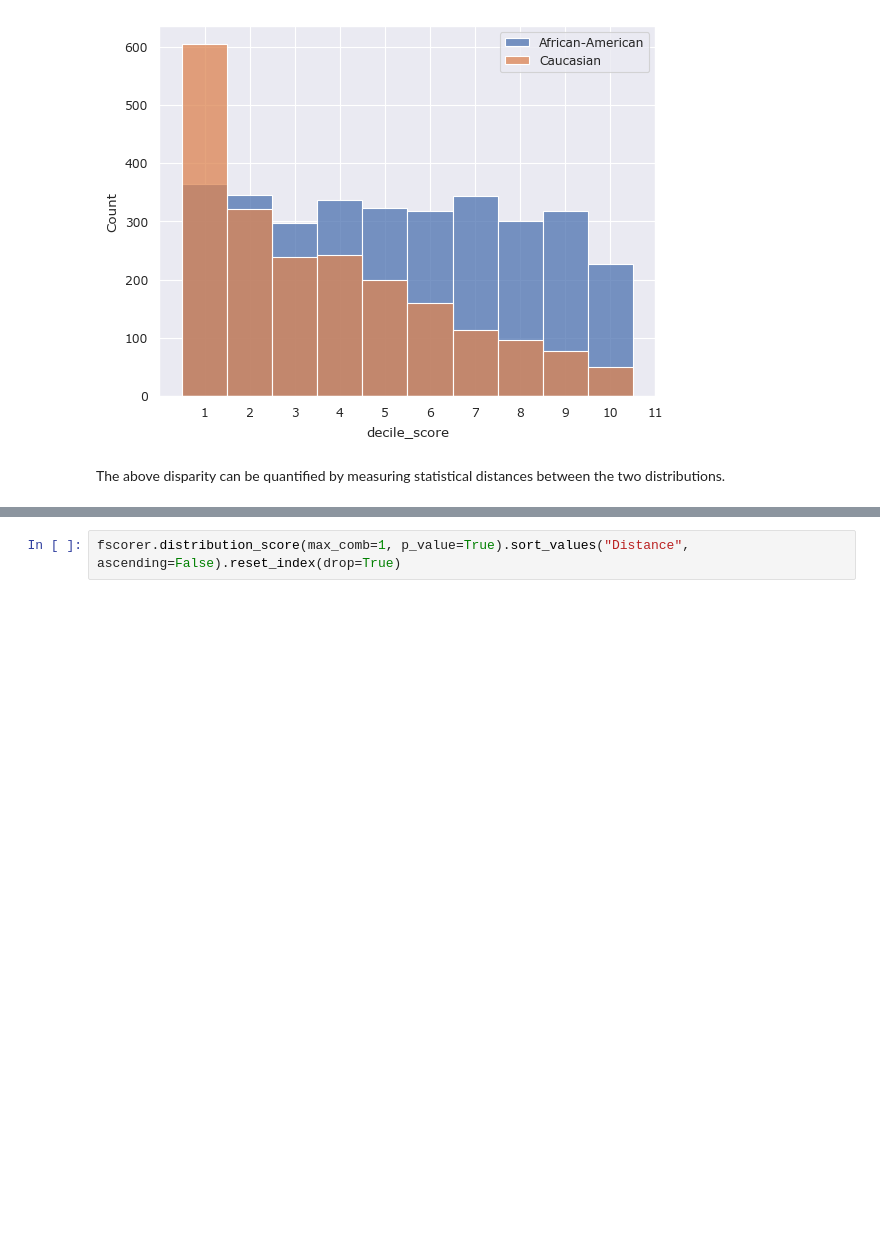
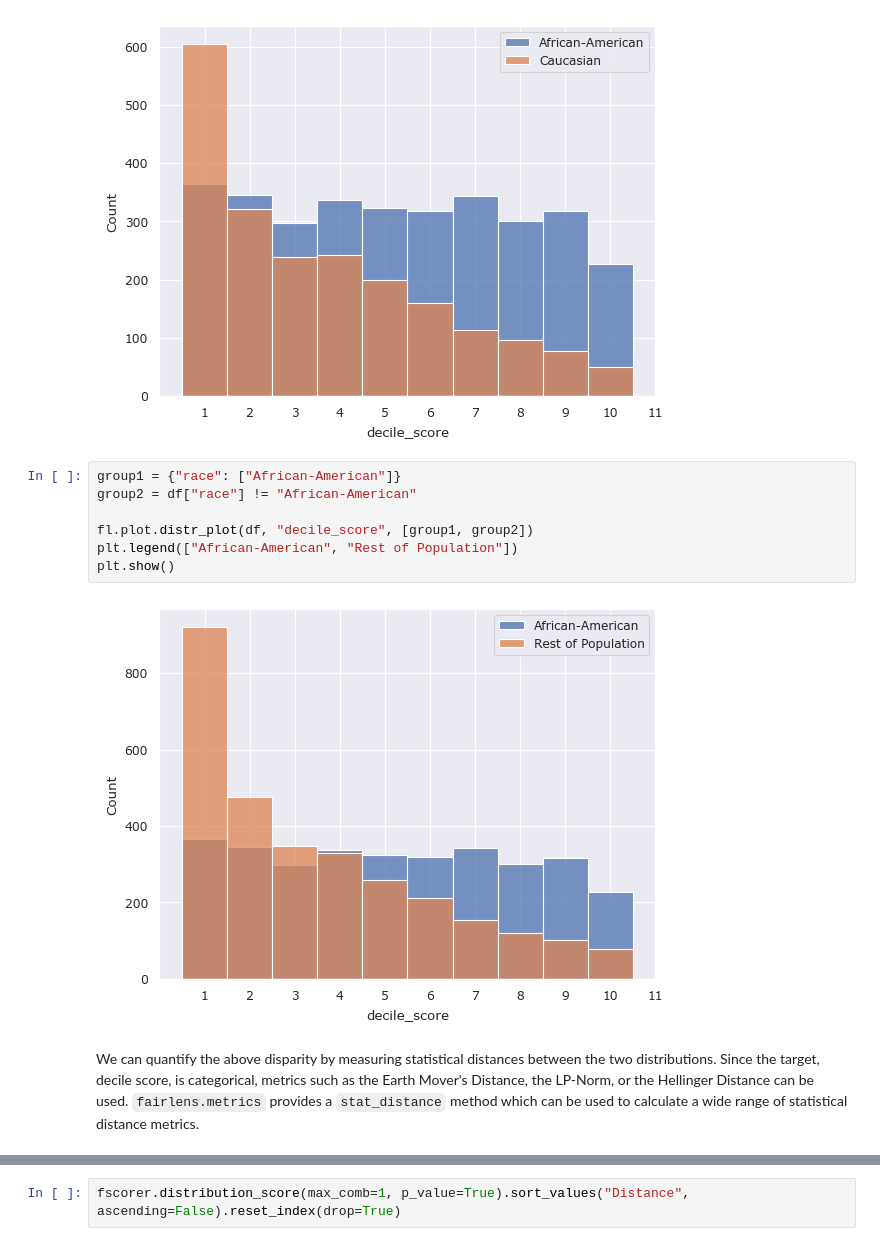
Before and after one commit to synthesized-io/fairlens, a Jupyter notebook: notebooks/compas.ipynb, the cells around one changed output, grey strips where cells are left out. Drawn from its saved outputs; the diff is of its cells as text; blank space fills up the shorter version.

```diff
--- a/notebooks/compas.ipynb
+++ b/notebooks/compas.ipynb
@@ -108,6 +116,18 @@ plt.legend(["African-American", "Caucasian"])
 plt.show()
 # %% [output]
 [figure]
-# %% [markdown]
-The above disparity can be quantified by measuring statistical distances between the two distributions.
+# %%
+group1 = {"race": ["African-American"]}
+group2 = df["race"] != "African-American"
+
+fl.plot.distr_plot(df, "decile_score", [group1, group2])
+plt.legend(["African-American", "Rest of Population"])
+plt.show()
+# %% [output]
+[figure, added]
+# %% [markdown]
+We can quantify the above disparity by measuring statistical distances between the two distributions. Since the
+target, decile score, is categorical, metrics such as the Earth Mover's Distance, the LP-Norm, or the Hellinger Distance
+can be used. `fairlens.metrics` provides a `stat_distance` method which can be used to calculate a wide range of
+statistical distance metrics.
 # %%
```
Also changed, not shown: parts of 30 cells of this notebook.
